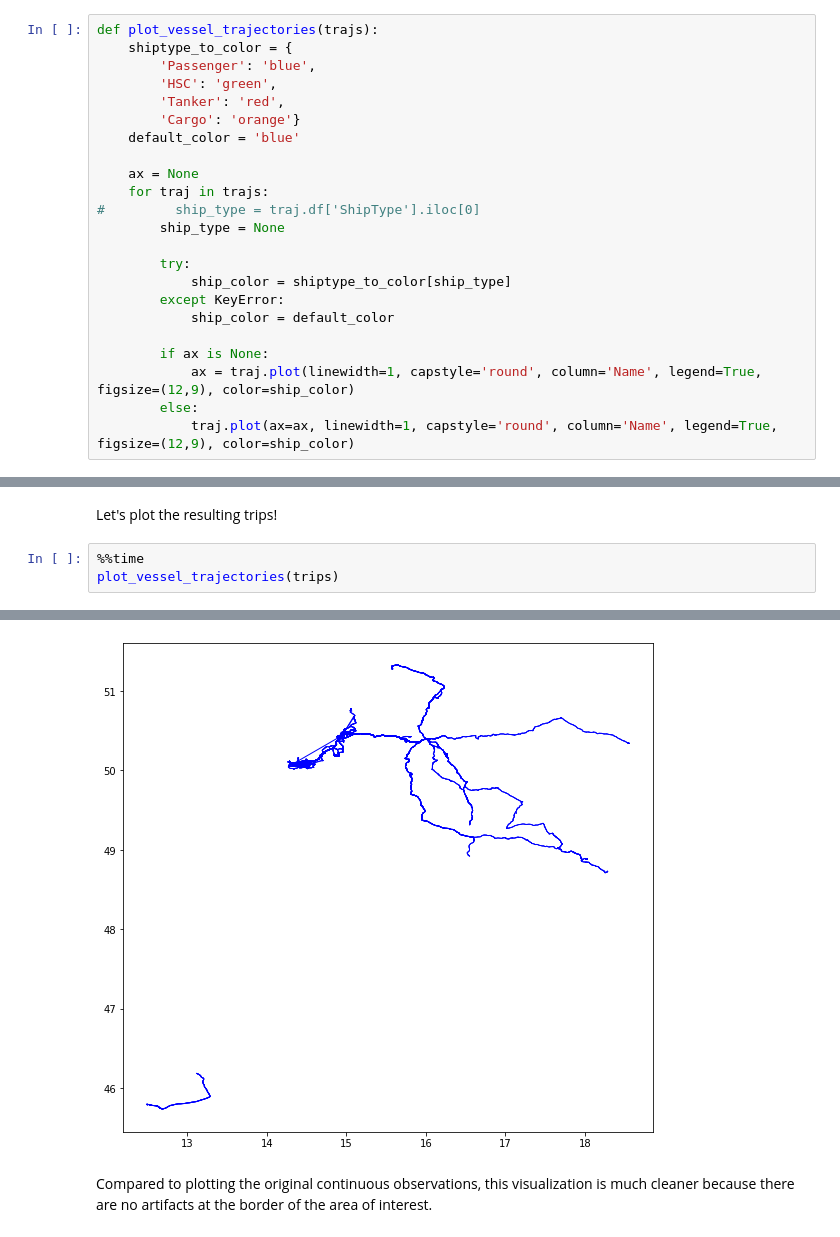
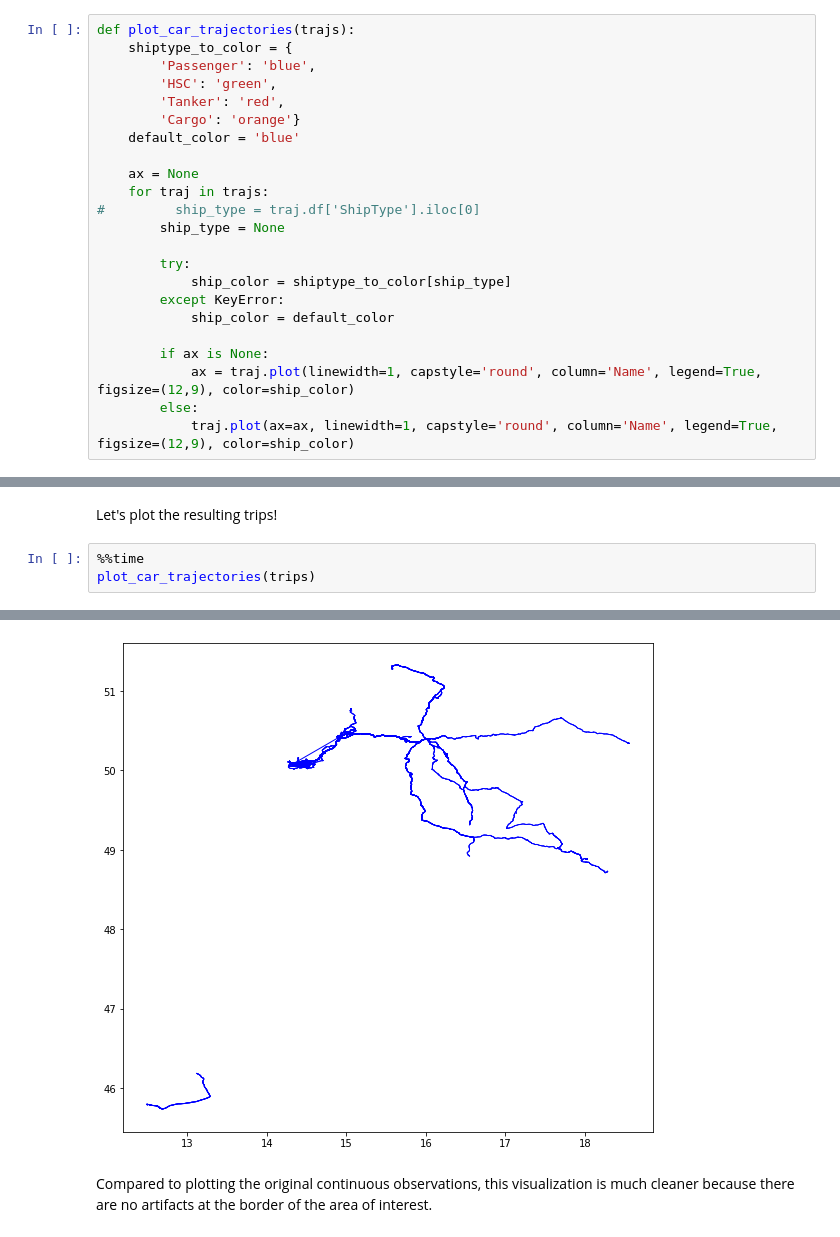
Before and after one commit to aicenter/movingpandas, a Jupyter notebook: tutorials/skoda_rides.ipynb, the cells around one changed output, grey strips where cells are left out. Saved outputs shown, nothing was run; the diff lists cells and outputs as text.

```diff
--- a/tutorials/skoda_rides.ipynb
+++ b/tutorials/skoda_rides.ipynb
@@ -146,7 +146,7 @@ Finished creating 12 trajectories in 0:00:25.161827
 
 Let's give the most common ship types distinct colors. The remaining ones will be just grey:
 # %%
-def plot_vessel_trajectories(trajs):
+def plot_car_trajectories(trajs):
     shiptype_to_color = {
         'Passenger': 'blue',
         'HSC': 'green',
@@ -289,5 +289,5 @@ Extracted 2238 individual trips from 12 continuous vessel tracks
 Let's plot the resulting trips!
 # %%
 %%time
-plot_vessel_trajectories(trips)
+plot_car_trajectories(trips)
 # %% [output]
@@ -296,4 +296,4 @@ Wall time: 8min 42s
-[figure, old version]
+[figure, new version]
 # %% [markdown]
 Compared to plotting the original continuous observations, this visualization is much cleaner because there are no artifacts at the border of the area of interest.
 # %% [markdown]
```
Also changed, not shown: parts of 33 cells of this notebook.
